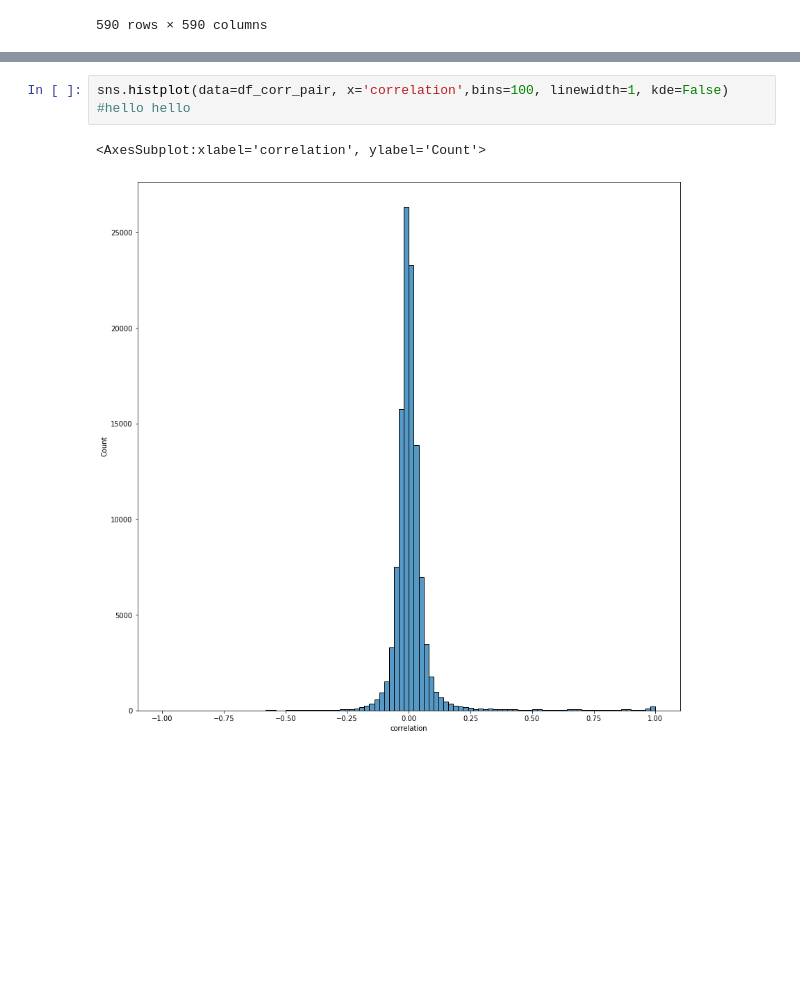
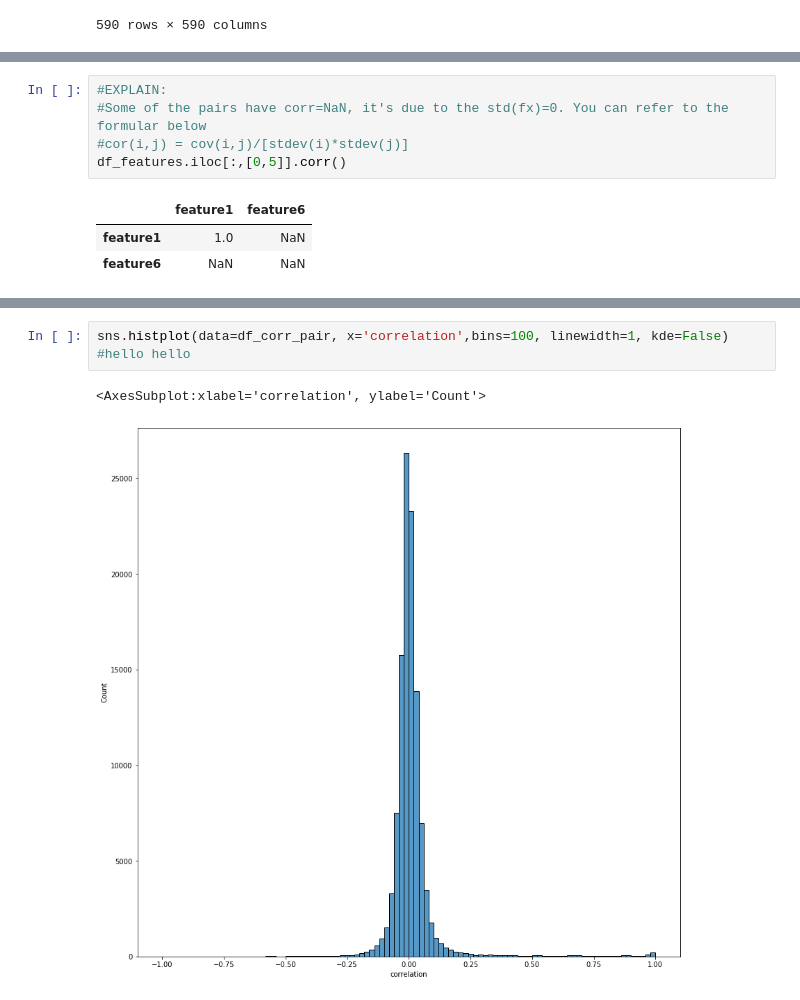
Before and after one commit to hinatanvir/Fault-Detection-SECOM, a Jupyter notebook: Presentation-1-EDA.ipynb, the cells around one changed output, grey strips where cells are left out. Cells and saved outputs as stored; diff of their text form; blank space fills up the shorter version.

```diff
--- a/Presentation-1-EDA.ipynb
+++ b/Presentation-1-EDA.ipynb
@@ -145,3 +198,12 @@ df_corr
+# %%
+#EXPLAIN:
+#Some of the pairs have corr=NaN, it's due to the std(fx)=0. You can refer to the formular below
+#cor(i,j) = cov(i,j)/[stdev(i)*stdev(j)]
+df_features.iloc[:,[0,5]].corr()
+# %% [output]
+|  | feature1 | feature6 |
+| feature1 | 1.0 | NaN |
+| feature6 | NaN | NaN |
 # %%
 #? if 2 features have high corr, do we remove both of them or just 1. If just 1, then which one do you remove?
 
```
Also changed, not shown: parts of 10 cells of this notebook.
